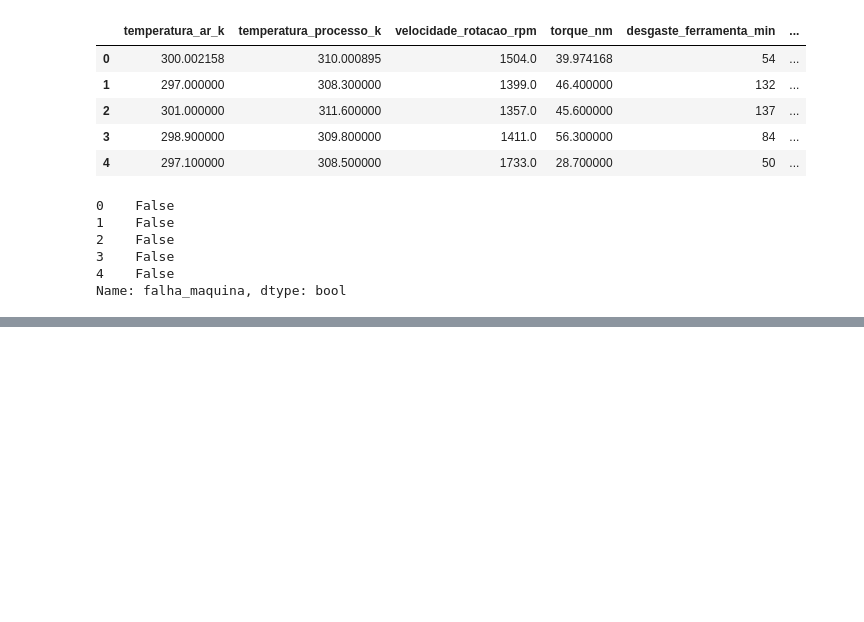
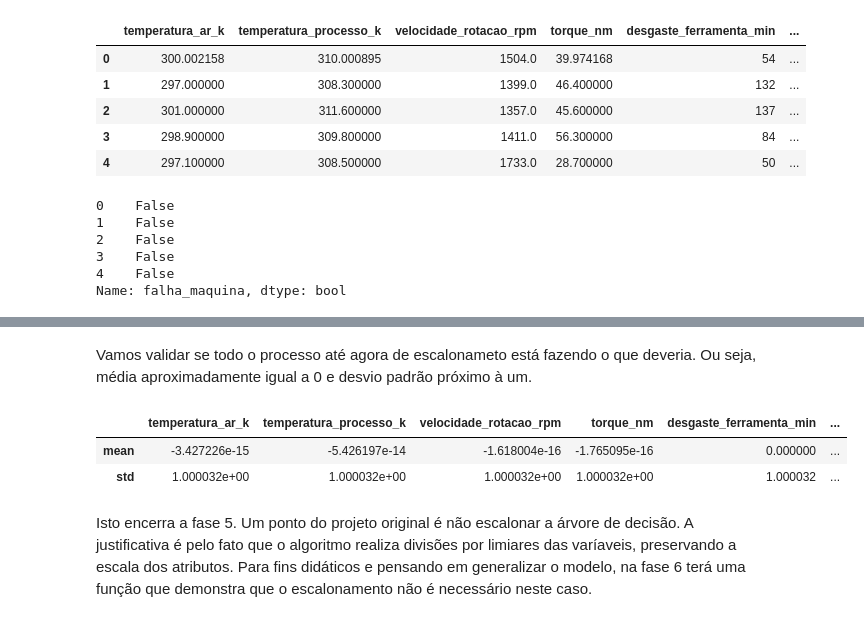
Before and after one commit to senapalm/predictive-maintenance, a Jupyter notebook: notebooks/projeto_final_sena.ipynb, the cells around one changed output, grey strips where cells are left out. Cells and saved outputs as stored; diff of their text form; code cells hidden in the pictures; blank space fills up the shorter version.

```diff
--- a/notebooks/projeto_final_sena.ipynb
+++ b/notebooks/projeto_final_sena.ipynb
@@ -414,0 +479,17 @@ Name: falha_maquina, dtype: bool
+# %% [markdown]
+Vamos validar se todo o processo até agora de escalonameto está fazendo o que deveria. Ou seja, média aproximadamente igual a 0 e desvio padrão próximo à um.
+# %%
+from src.phase05_scaling import validar_scaling
+
+validacao_scaling = validar_scaling(
+    x_train,
+    variaveis_scaling
+)
+
+validacao_scaling
+# %% [output]
+|  | temperatura_ar_k | temperatura_processo_k | velocidade_rotacao_rpm | torque_nm | desgaste_ferramenta_min | ... |
+| mean | -3.427226e-15 | -5.426197e-14 | -1.618004e-16 | -1.765095e-16 | 0.000000 | ... |
+| std | 1.000032e+00 | 1.000032e+00 | 1.000032e+00 | 1.000032e+00 | 1.000032 | ... |
+# %% [markdown]
+Isto encerra a fase 5. Um ponto do projeto original é não escalonar a árvore de decisão. A justificativa é pelo fato que o algoritmo realiza divisões por limiares das varíaveis, preservando a escala dos atributos. Para fins didáticos e pensando em generalizar o modelo, na fase 6 terá uma função que demonstra que o escalonamento não é necessário neste caso.
```
Also changed, not shown: parts of 9 cells of this notebook, 1 other file.
